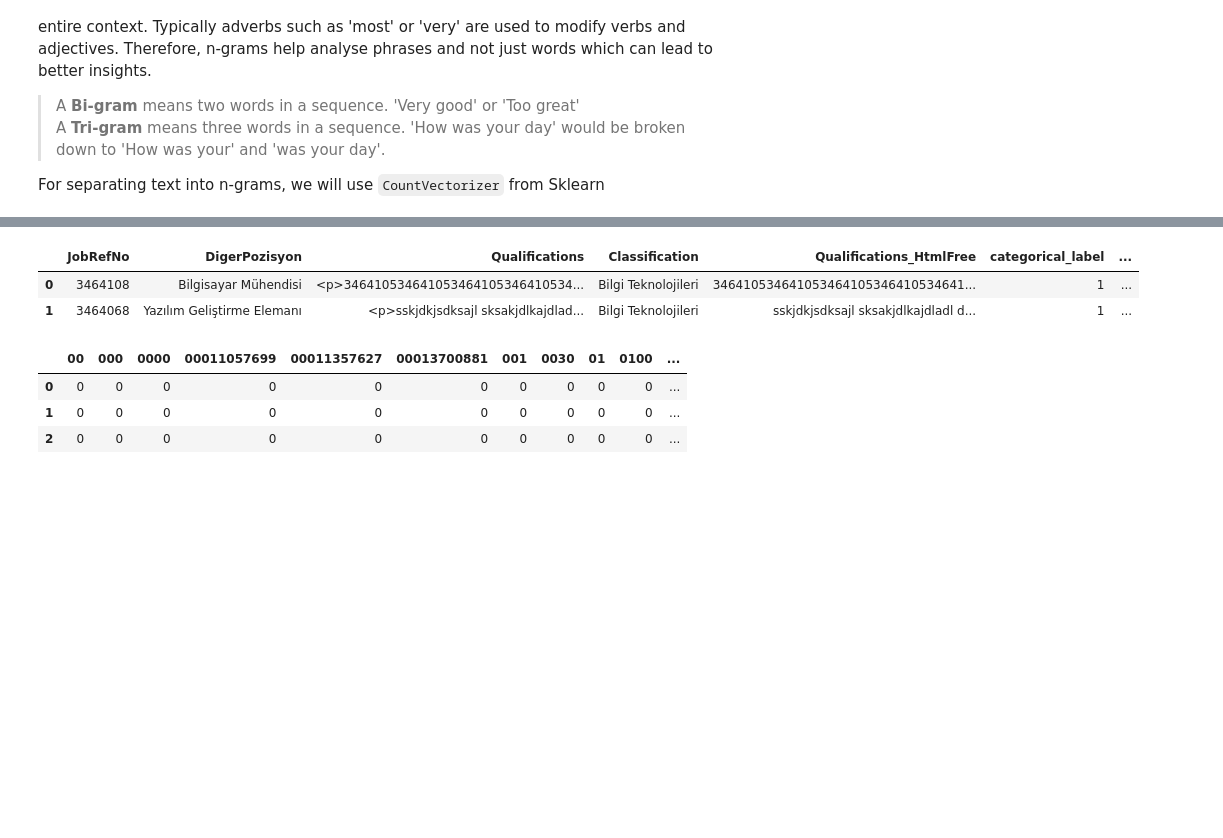
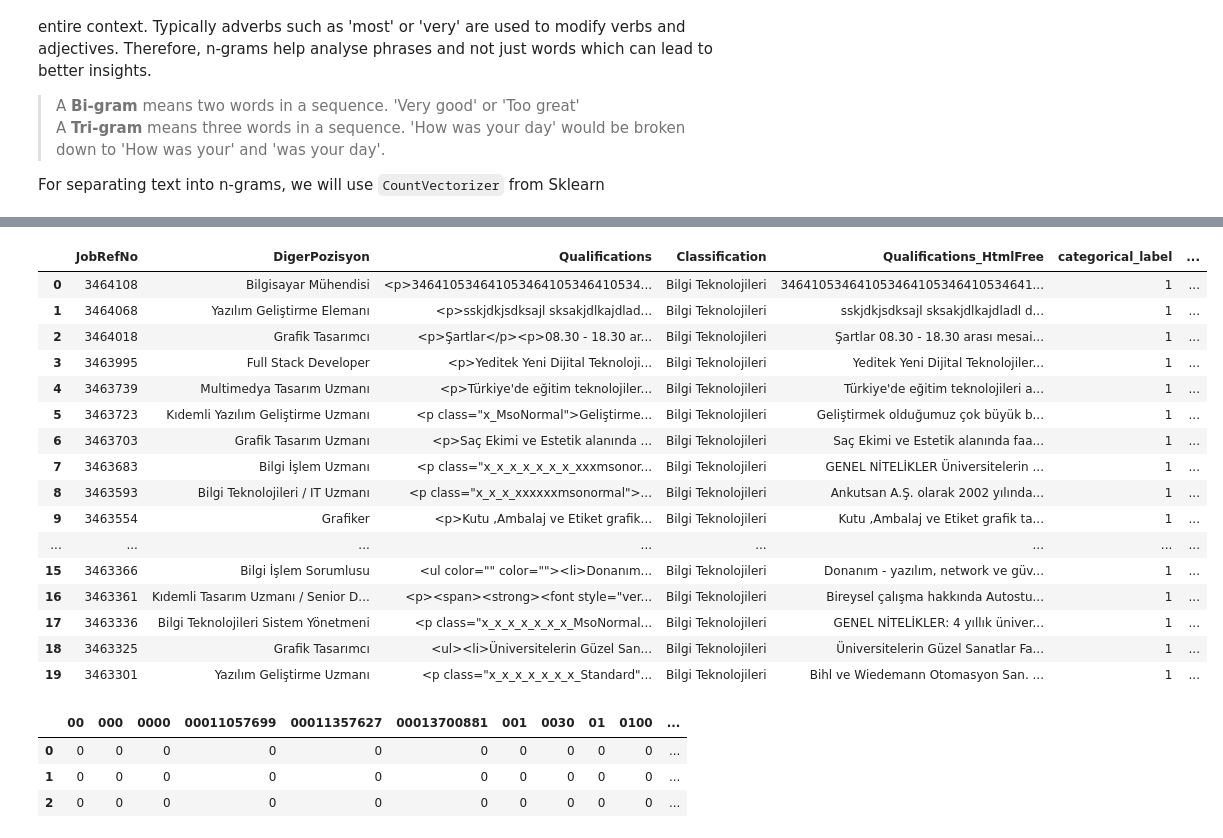
Before and after one commit to kemalcankara/anlp2023, a Jupyter notebook: Codes/2.Exploratory_Data_Analysis/eda.ipynb, the cells around one changed output, grey strips where cells are left out. Saved outputs shown, nothing was run; the diff lists cells and outputs as text; code cells hidden in the pictures; blank space fills up the shorter version.

```diff
--- a/Codes/2.Exploratory_Data_Analysis/eda.ipynb
+++ b/Codes/2.Exploratory_Data_Analysis/eda.ipynb
@@ -252,3 +255,15 @@ def clean(review):
     review = " ".join([word for word in review.split() if word not in stopwordList])
 
     return review
+# %%
+def tokenize(text):
+    text = re.sub(r'http\S+', '', text)
+    text = re.sub(r"#(\w+)", '', text)
+    text = re.sub(r"@(\w+)", '', text)
+    text = re.sub(r'[^\w\s]', '', text)
+    text = text.strip().lower()
+    text = text.replace('&nbsp;', ' ').replace('“', ' ').replace('·', ' ').replace('i̇','i')
+    text = text.replace('•', ' ').replace('\xa0', ' ')
+    text = text.replace('”', ' ').replace('nan', '').replace('\r', '').replace('’', ' ')
+    text = " ".join([word for word in text.split() if word not in stopwordList])
+    return text
@@ -255,5 +278,5 @@ def clean(review):
 # %%
-data['Clean'] = data['Qualifications_HtmlFree'].apply(clean)
+data['Clean'] = data['Qualifications_HtmlFree'].apply(tokenize)
 data.head(3)
 # %% [output]
 A value is trying to be set on a copy of a slice from a DataFrame.
@@ -343,9 +366,23 @@ plt.show()
 # %%
-data.head(2)
+data.head(20)
 # %% [output]
 |  | JobRefNo | DigerPozisyon | Qualifications | Classification | Qualifications_HtmlFree | categorical_label | ... |
 | 0 | 3464108 | Bilgisayar Mühendisi | <p>346410534641053464105346410534... | Bilgi Teknolojileri | 346410534641053464105346410534641... | 1 | ... |
 | 1 | 3464068 | Yazılım Geliştirme Elemanı | <p>sskjdkjsdksajl sksakjdlkajdlad... | Bilgi Teknolojileri | sskjdkjsdksajl sksakjdlkajdladl d... | 1 | ... |
+| 2 | 3464018 | Grafik Tasarımcı | <p>Şartlar</p><p>08.30 - 18.30 ar... | Bilgi Teknolojileri | Şartlar 08.30 - 18.30 arası mesai... | 1 | ... |
+| 3 | 3463995 | Full Stack Developer | <p>Yeditek Yeni Dijital Teknoloji... | Bilgi Teknolojileri | Yeditek Yeni Dijital Teknolojiler... | 1 | ... |
+| 4 | 3463739 | Multimedya Tasarım Uzmanı | <p>Türkiye'de eğitim teknolojiler... | Bilgi Teknolojileri | Türkiye'de eğitim teknolojileri a... | 1 | ... |
+| 5 | 3463723 | Kıdemli Yazılım Geliştirme Uzmanı | <p class="x_MsoNormal">Geliştirme... | Bilgi Teknolojileri | Geliştirmek olduğumuz çok büyük b... | 1 | ... |
+| 6 | 3463703 | Grafik Tasarım Uzmanı | <p>Saç Ekimi ve Estetik alanında ... | Bilgi Teknolojileri | Saç Ekimi ve Estetik alanında faa... | 1 | ... |
+| 7 | 3463683 | Bilgi İşlem Uzmanı | <p class="x_x_x_x_x_x_x_xxxmsonor... | Bilgi Teknolojileri | GENEL NİTELİKLER Üniversitelerin ... | 1 | ... |
+| 8 | 3463593 | Bilgi Teknolojileri / IT Uzmanı | <p class="x_x_x_xxxxxxmsonormal">... | Bilgi Teknolojileri | Ankutsan A.Ş. olarak 2002 yılında... | 1 | ... |
+| 9 | 3463554 | Grafiker | <p>Kutu ,Ambalaj ve Etiket grafik... | Bilgi Teknolojileri | Kutu ,Ambalaj ve Etiket grafik ta... | 1 | ... |
+| ... | ... | ... | ... | ... | ... | ... | ... |
+| 15 | 3463366 | Bilgi İşlem Sorumlusu | <ul color="" color=""><li>Donanım... | Bilgi Teknolojileri | Donanım - yazılım, network ve güv... | 1 | ... |
+| 16 | 3463361 | Kıdemli Tasarım Uzmanı / Senior D... | <p><span><strong><font style="ver... | Bilgi Teknolojileri | Bireysel çalışma hakkında Autostu... | 1 | ... |
+| 17 | 3463336 | Bilgi Teknolojileri Sistem Yönetmeni | <p class="x_x_x_x_x_x_x_MsoNormal... | Bilgi Teknolojileri | GENEL NİTELİKLER: 4 yıllık üniver... | 1 | ... |
+| 18 | 3463325 | Grafik Tasarımcı | <ul><li>Üniversitelerin Güzel San... | Bilgi Teknolojileri | Üniversitelerin Güzel Sanatlar Fa... | 1 | ... |
+| 19 | 3463301 | Yazılım Geliştirme Uzmanı | <p class="x_x_x_x_x_x_x_Standard"... | Bilgi Teknolojileri | Bihl ve Wiedemann Otomasyon San. ... | 1 | ... |
 # %%
 # Creating Document Term Matrix
 from sklearn.feature_extraction.text import CountVectorizer
```
Also changed, not shown: parts of 8 cells of this notebook, 12 other files.
